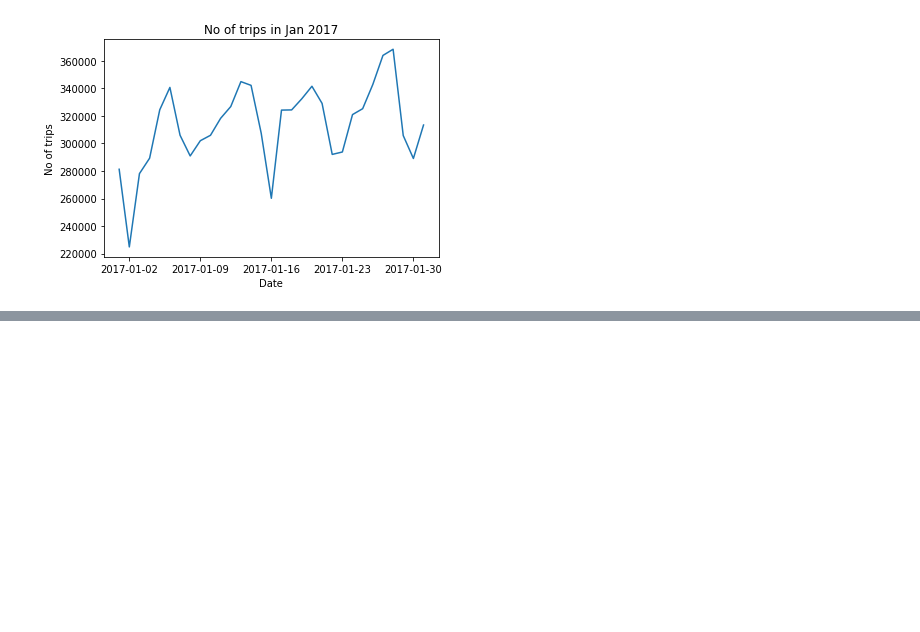
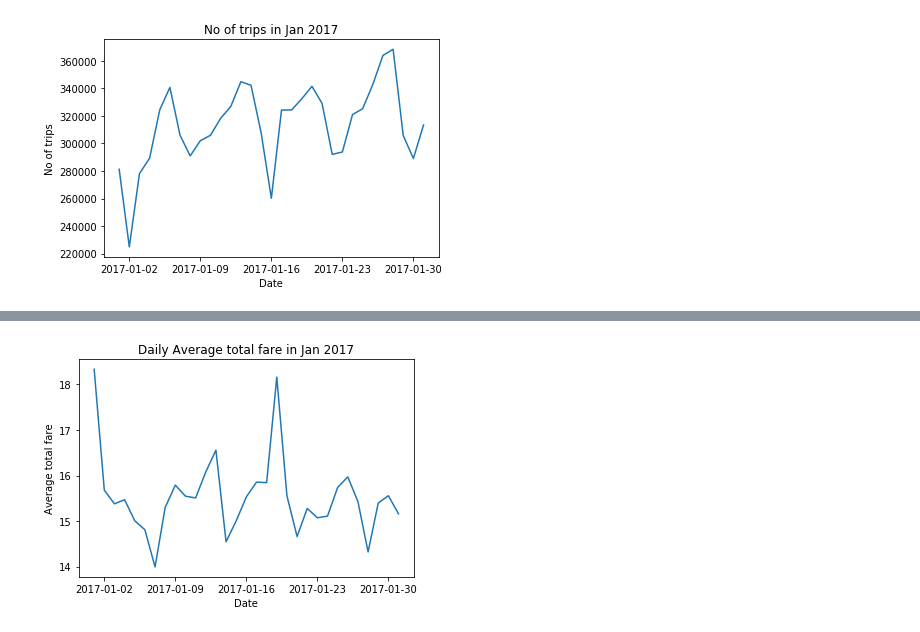
Before and after one commit to muhammadhassaanfarooqui/BigData, a Jupyter notebook: Data_Analysis.ipynb, the cells around one changed output, grey strips where cells are left out. Cells and saved outputs as stored; diff of their text form; code cells hidden in the pictures; blank space fills up the shorter version.

```diff
--- a/Data_Analysis.ipynb
+++ b/Data_Analysis.ipynb
@@ -83,0 +105,10 @@ plt.show()
+# %%
+a=grouped_fare_df.index.tolist()
+b=grouped_fare_df['total_amount'].tolist()
+plt.title("Daily Average total fare in Jan 2017")
+plt.xlabel("Date")
+plt.ylabel("Average total fare")
+plt.plot(a,b)
+plt.show()
+# %% [output]
+[figure, added]
```
Also changed, not shown: parts of 4 cells of this notebook.
